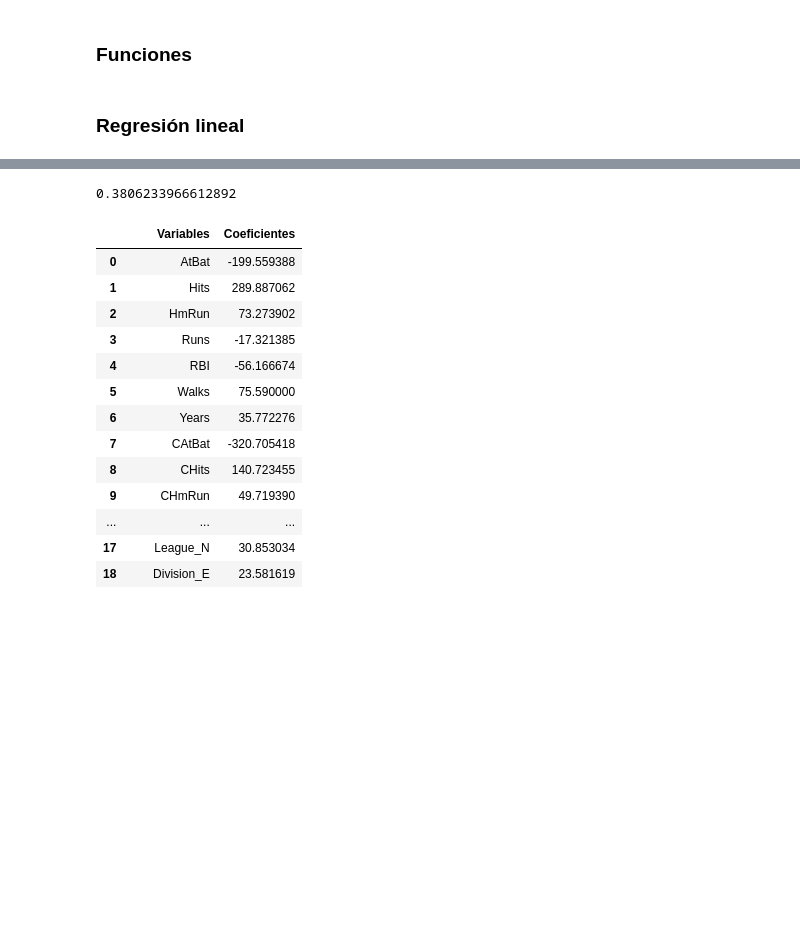
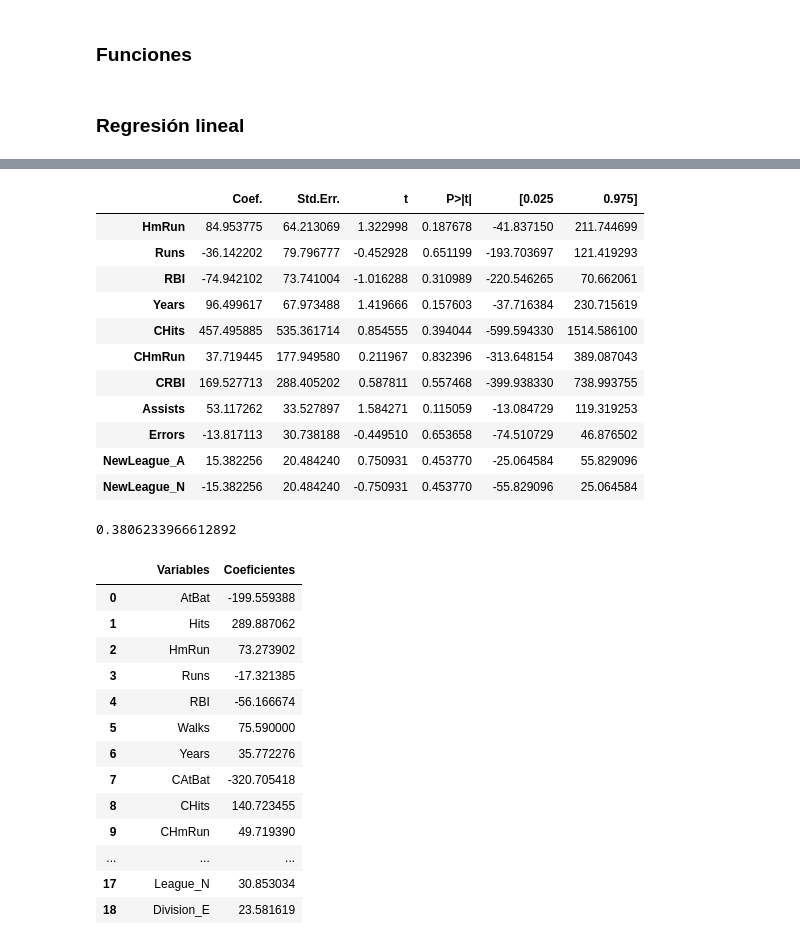
Before and after one commit to AnaSofiaHinojosa/Proyecto1LabAprEstadistico, a Jupyter notebook: Proyecto.ipynb, the cells around one changed output, grey strips where cells are left out. Saved outputs shown, nothing was run; the diff lists cells and outputs as text; code cells hidden in the pictures; blank space fills up the shorter version.

Commit message:
tabla filtrada

```diff
--- a/Proyecto.ipynb
+++ b/Proyecto.ipynb
@@ -202,6 +215,25 @@ Notes:
 [1] Standard Errors assume that the covariance matrix of the errors is correctly specified.
 [2] The smallest eigenvalue is 6.57e-31. This might indicate that there are
 strong multicollinearity problems or that the design matrix is singular.
+# %%
+resultados = sin_penalizacion(data, 1)[2]
+tabla = resultados.summary2().tables[1]
+
+tabla_filtrada = tabla[tabla['P>|t|'] > 0.1] # no tomamos mayores a 0.05, sino que tomaos los 11 valores de p-value mayores
+tabla_filtrada
+# %% [output]
+|  | Coef. | Std.Err. | t | P>|t| | [0.025 | 0.975] |
+| HmRun | 84.953775 | 64.213069 | 1.322998 | 0.187678 | -41.837150 | 211.744699 |
+| Runs | -36.142202 | 79.796777 | -0.452928 | 0.651199 | -193.703697 | 121.419293 |
+| RBI | -74.942102 | 73.741004 | -1.016288 | 0.310989 | -220.546265 | 70.662061 |
+| Years | 96.499617 | 67.973488 | 1.419666 | 0.157603 | -37.716384 | 230.715619 |
+| CHits | 457.495885 | 535.361714 | 0.854555 | 0.394044 | -599.594330 | 1514.586100 |
+| CHmRun | 37.719445 | 177.949580 | 0.211967 | 0.832396 | -313.648154 | 389.087043 |
+| CRBI | 169.527713 | 288.405202 | 0.587811 | 0.557468 | -399.938330 | 738.993755 |
+| Assists | 53.117262 | 33.527897 | 1.584271 | 0.115059 | -13.084729 | 119.319253 |
+| Errors | -13.817113 | 30.738188 | -0.449510 | 0.653658 | -74.510729 | 46.876502 |
+| NewLeague_A | 15.382256 | 20.484240 | 0.750931 | 0.453770 | -25.064584 | 55.829096 |
+| NewLeague_N | -15.382256 | 20.484240 | -0.750931 | 0.453770 | -55.829096 | 25.064584 |
 # %%
 sin_penalizacion(data, 1)[1]
 # %% [output]
```
Also changed, not shown: parts of 3 cells of this notebook.
